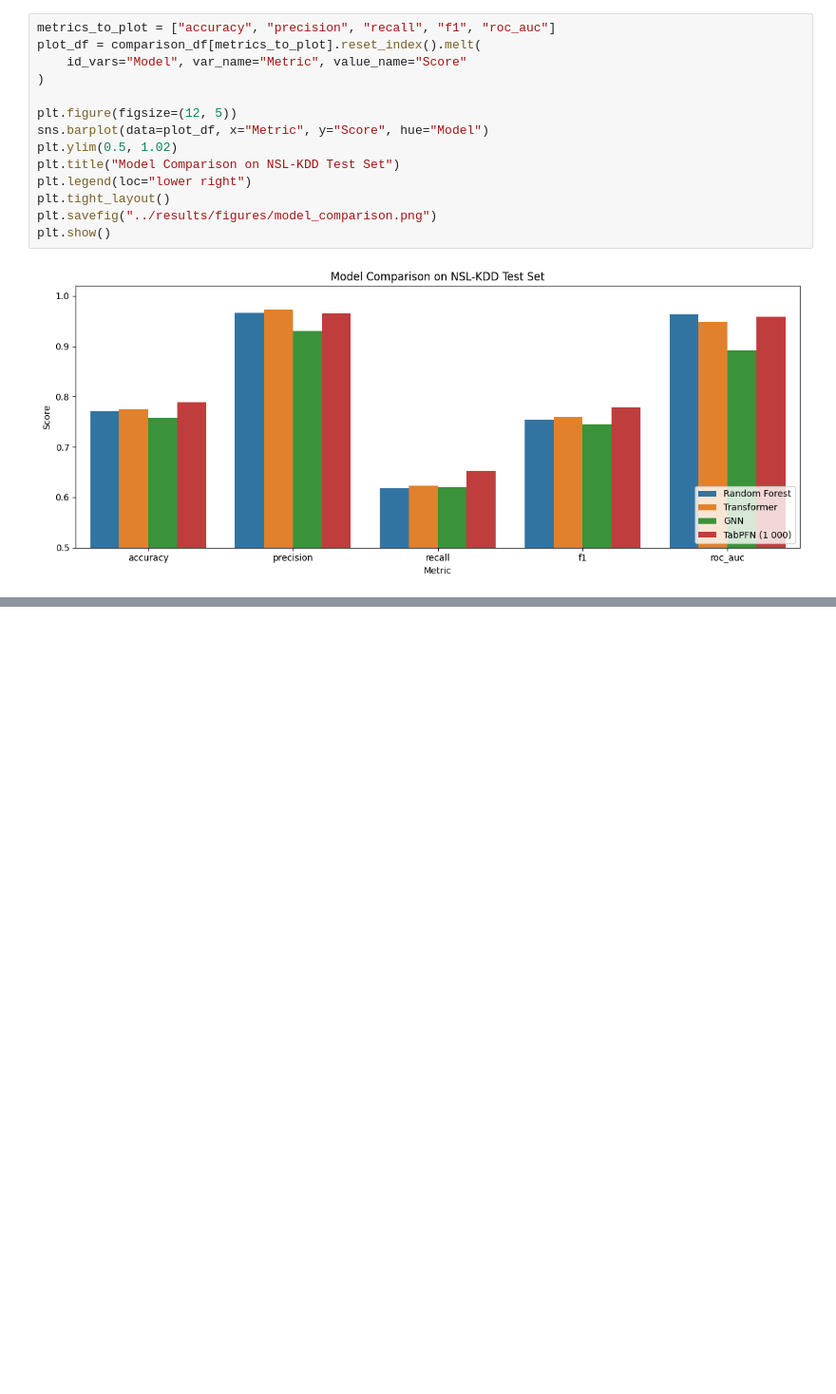
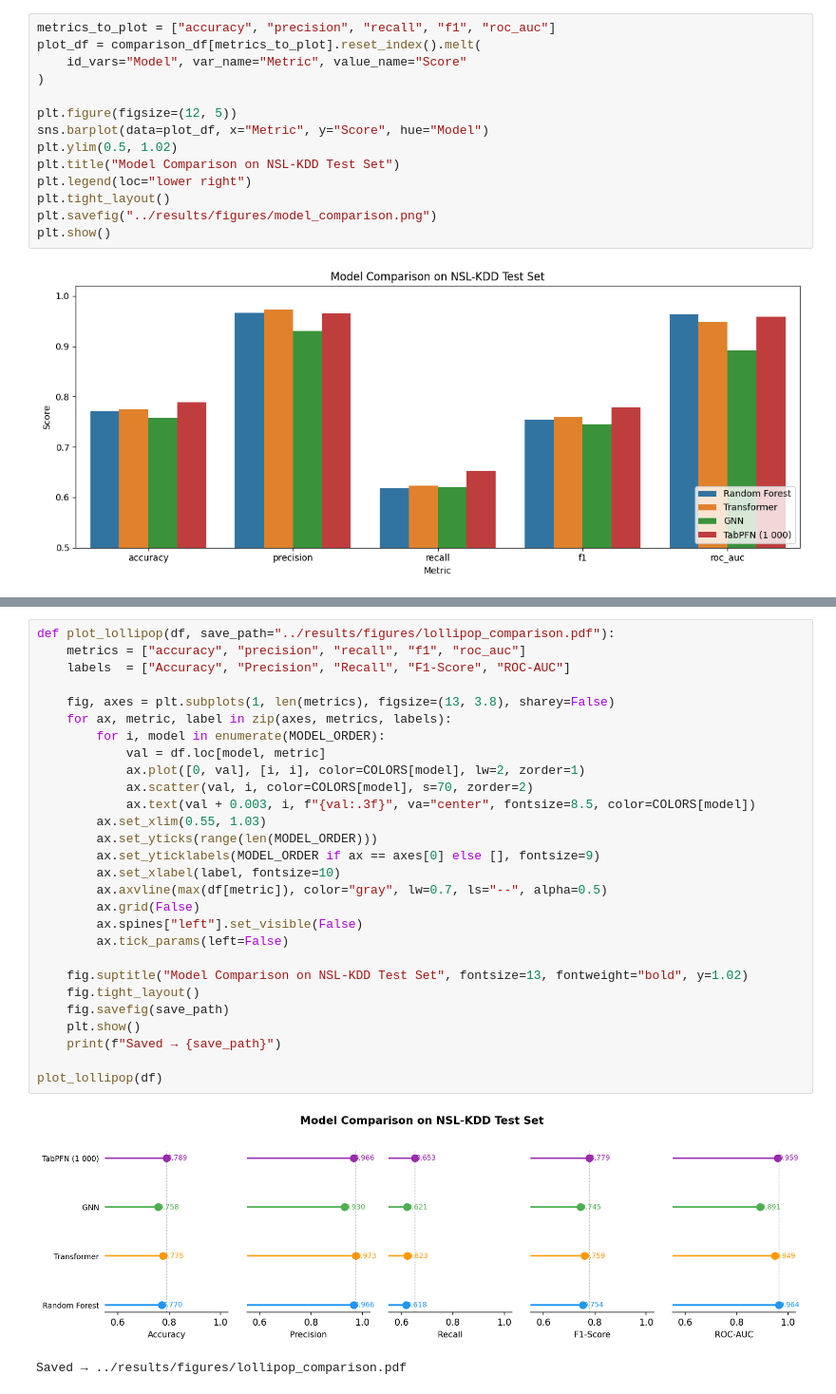
Before and after one commit to Mad03633/NetGuard, a Jupyter notebook: notebook/main.ipynb, the cells around one changed output, grey strips where cells are left out. Shown at 95% size. Cells and saved outputs as stored; diff of their text form; blank space fills up the shorter version.

```diff
--- a/notebook/main.ipynb
+++ b/notebook/main.ipynb
@@ -925,0 +1004,31 @@ plt.show()
+# %%
+def plot_lollipop(df, save_path="../results/figures/lollipop_comparison.pdf"):
+    metrics = ["accuracy", "precision", "recall", "f1", "roc_auc"]
+    labels  = ["Accuracy", "Precision", "Recall", "F1-Score", "ROC-AUC"]
+
+    fig, axes = plt.subplots(1, len(metrics), figsize=(13, 3.8), sharey=False)
+    for ax, metric, label in zip(axes, metrics, labels):
+        for i, model in enumerate(MODEL_ORDER):
+            val = df.loc[model, metric]
+            ax.plot([0, val], [i, i], color=COLORS[model], lw=2, zorder=1)
+            ax.scatter(val, i, color=COLORS[model], s=70, zorder=2)
+            ax.text(val + 0.003, i, f"{val:.3f}", va="center", fontsize=8.5, color=COLORS[model])
+        ax.set_xlim(0.55, 1.03)
+        ax.set_yticks(range(len(MODEL_ORDER)))
+        ax.set_yticklabels(MODEL_ORDER if ax == axes[0] else [], fontsize=9)
+        ax.set_xlabel(label, fontsize=10)
+        ax.axvline(max(df[metric]), color="gray", lw=0.7, ls="--", alpha=0.5)
+        ax.grid(False)
+        ax.spines["left"].set_visible(False)
+        ax.tick_params(left=False)
+
+    fig.suptitle("Model Comparison on NSL-KDD Test Set", fontsize=13, fontweight="bold", y=1.02)
+    fig.tight_layout()
+    fig.savefig(save_path)
+    plt.show()
+    print(f"Saved → {save_path}")
+
+plot_lollipop(df)
+# %% [output]
+[figure, added]
+Saved → ../results/figures/lollipop_comparison.pdf
```
Also changed, not shown: parts of 15 cells of this notebook.
